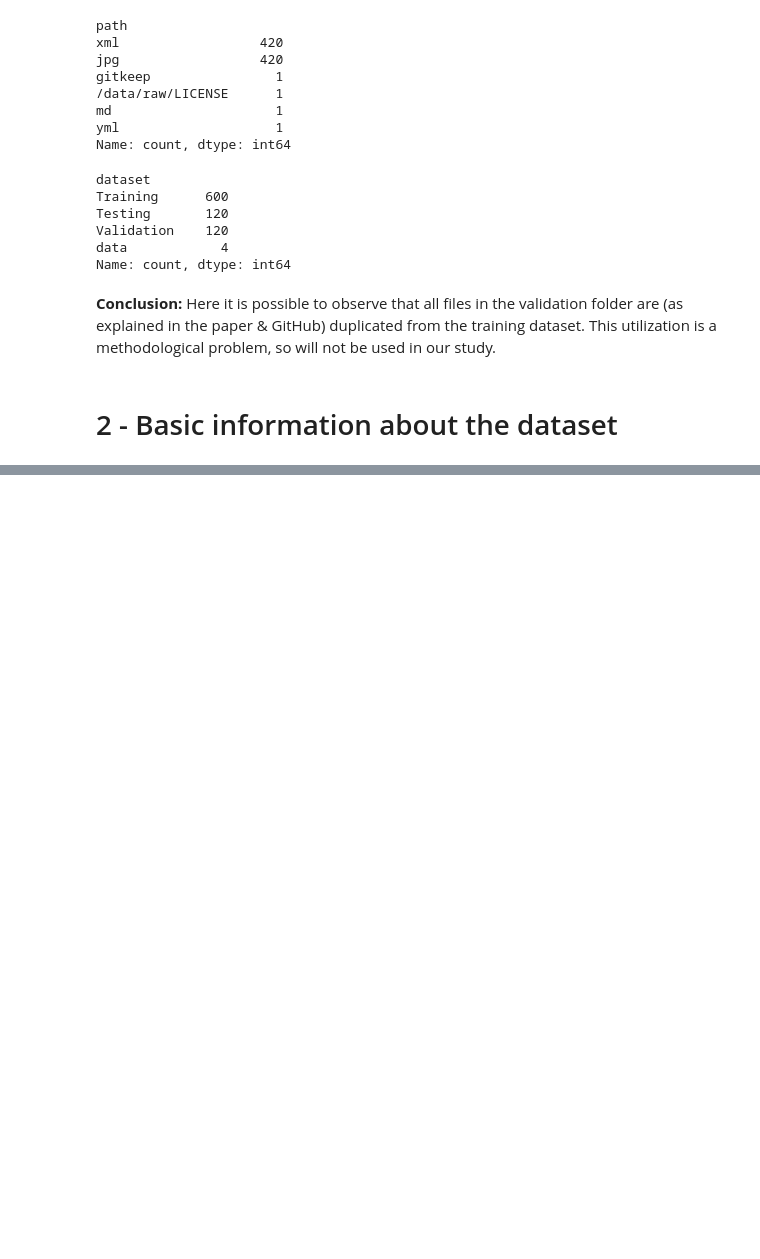
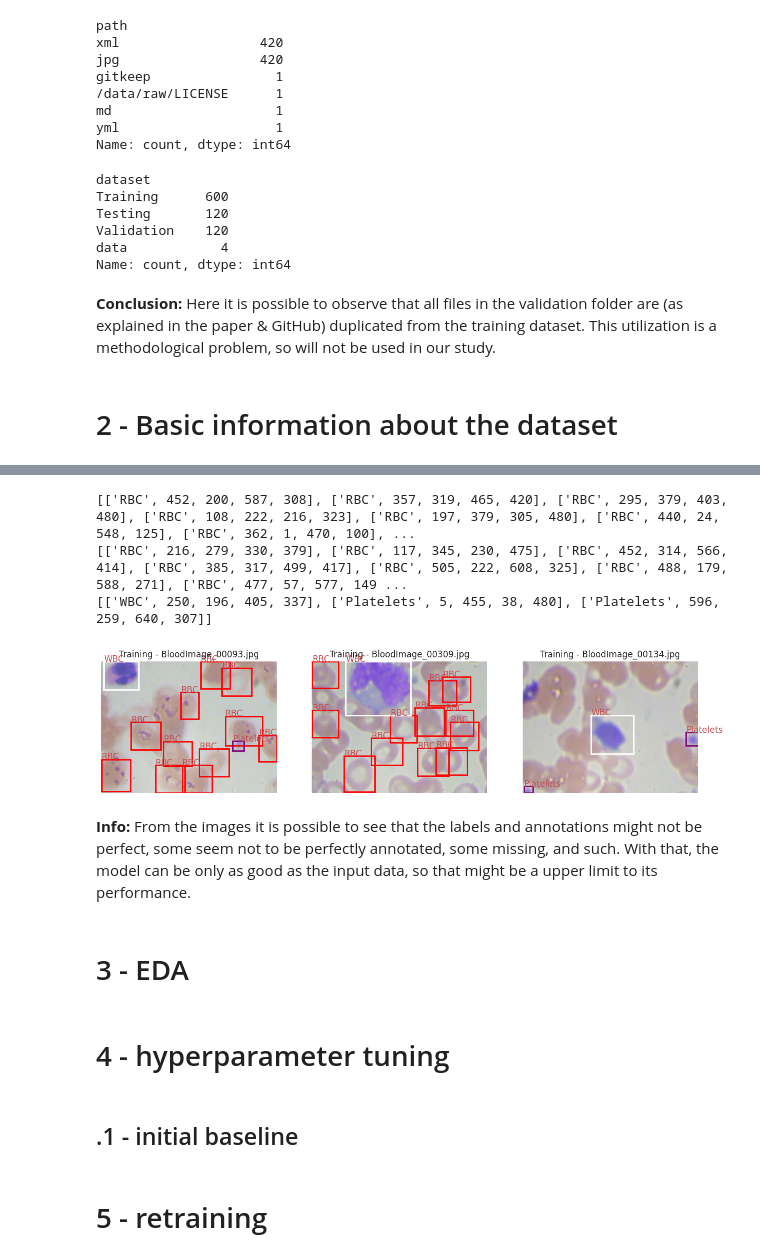
Before and after one commit to nicolasbranco/blood-cell-detection, a Jupyter notebook: notebooks/1-nmb_initial-analysis.ipynb, the cells around one changed output, grey strips where cells are left out. Drawn from its saved outputs; the diff is of its cells as text; code cells hidden in the pictures; blank space fills up the shorter version.

Commit message:
initial observation of imgs and annotation completed

```diff
--- a/notebooks/1-nmb_initial-analysis.ipynb
+++ b/notebooks/1-nmb_initial-analysis.ipynb
@@ -50,6 +52,23 @@ The autoreload extension is already loaded. To reload it, use:
   %reload_ext autoreload
 # %% [markdown]
 ## auxiliar functions
+# %%
+def get_annotations(xml_path):
+    tree = ET.parse(xml_path)
+    root = tree.getroot()
+    sample_annotations = []
+
+    for neighbor in root.iter("object"):
+        label = neighbor.find("name").text
+        xmin = int(neighbor.find("bndbox").find("xmin").text)
+        ymin = int(neighbor.find("bndbox").find("ymin").text)
+        xmax = int(neighbor.find("bndbox").find("xmax").text)
+        ymax = int(neighbor.find("bndbox").find("ymax").text)
+
+        #     print(xmin, ymin, xmax, ymax)
+        sample_annotations.append([label, xmin, ymin, xmax, ymax])
+
+    return sample_annotations
 # %% [markdown]
 # 1 - validation dataset problem
 # %%
@@ -113,0 +123,49 @@ os.listdir("../data/raw/Training/Images/BloodImage_00000.jpg")
+# %%
+# select only images
+images = df_all[df_all["filename"].apply(lambda s: s.split(".")[-1] in ["jpg"])]
+
+label_colors = {"RBC": "red", "WBC": "white", "Platelets": "purple"}
+
+# show 3 images
+fig, ax = plt.subplots(1, 3, figsize=(15, 5))
+for i, (index, row) in enumerate(images.sample(3, random_state=42).iterrows()):
+    # img show
+    img = plt.imread(row["path"])
+    ax[i].imshow(img)
+    ax[i].axis("off")
+    ax[i].set_title(f"{row['dataset']} - {row['filename']}")
+
+    # get annotations
+    annotations = get_annotations(
+        row["path"].replace("Images", "Annotations").replace("jpg", "xml")
+    )
+    print(annotations)
+
+    # show annotations
+    for label, xmin, ymin, xmax, ymax in annotations:
+        ax[i].add_patch(
+            plt.Rectangle(
+                (xmin, ymin),
+                xmax - xmin,
+                ymax - ymin,
+                linewidth=2,
+                edgecolor=label_colors[label],
+                facecolor="none",
+            )
+        )
+        ax[i].text(xmin, ymin, label, fontsize=12, color="r")
+# %% [output]
+[['RBC', 452, 200, 587, 308], ['RBC', 357, 319, 465, 420], ['RBC', 295, 379, 403, 480], ['RBC', 108, 222, 216, 323], ['RBC', 197, 379, 305, 480], ['RBC', 440, 24, 548, 125], ['RBC', 362, 1, 470, 100], ...
+[['RBC', 216, 279, 330, 379], ['RBC', 117, 345, 230, 475], ['RBC', 452, 314, 566, 414], ['RBC', 385, 317, 499, 417], ['RBC', 505, 222, 608, 325], ['RBC', 488, 179, 588, 271], ['RBC', 477, 57, 577, 149 ...
+[['WBC', 250, 196, 405, 337], ['Platelets', 5, 455, 38, 480], ['Platelets', 596, 259, 640, 307]]
+[figure, added]
+# %% [markdown]
+**Info:** From the images it is possible to see that the labels and annotations might not be perfect, some seem not to be perfectly annotated, some missing, and such. With that, the model can be only as good as the input data, so that might be a upper limit to its performance.
+# %% [markdown]
+# 3 - EDA
+# %% [markdown]
+# 4 - hyperparameter tuning
+# %% [markdown]
+## .1 - initial baseline
+# %% [markdown]
+# 5 - retraining
```
Also changed, not shown: parts of 8 cells of this notebook.
